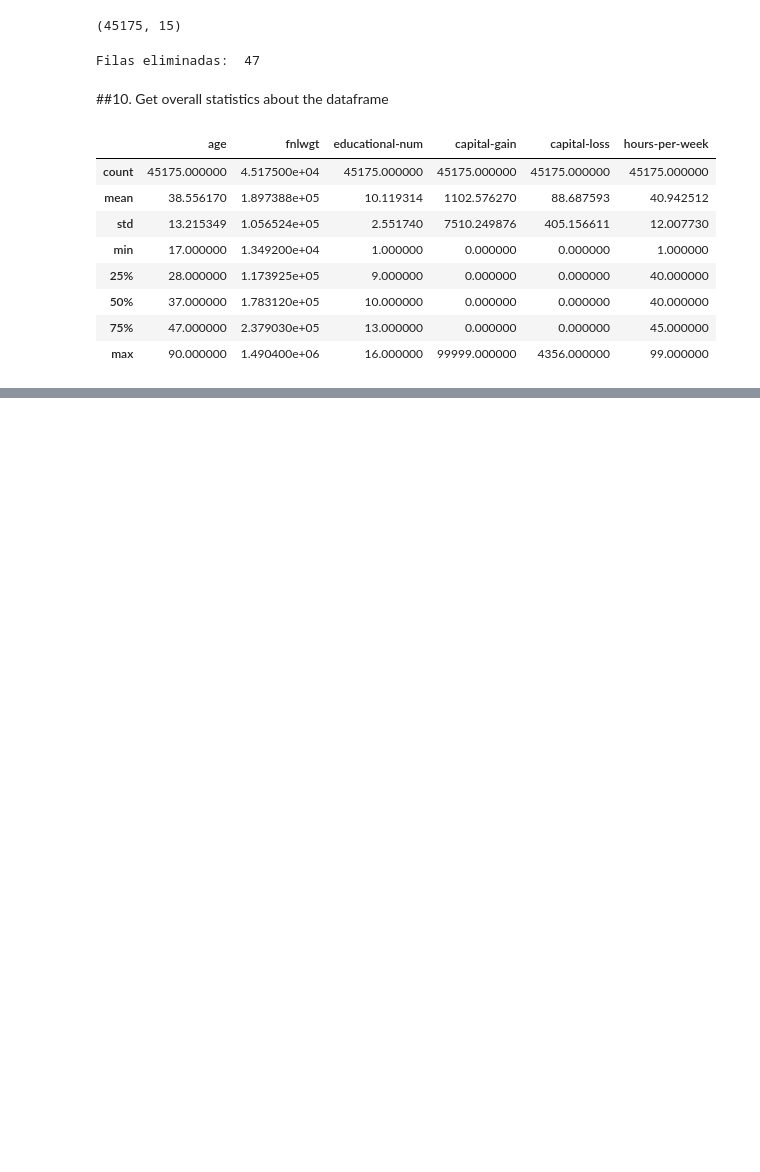
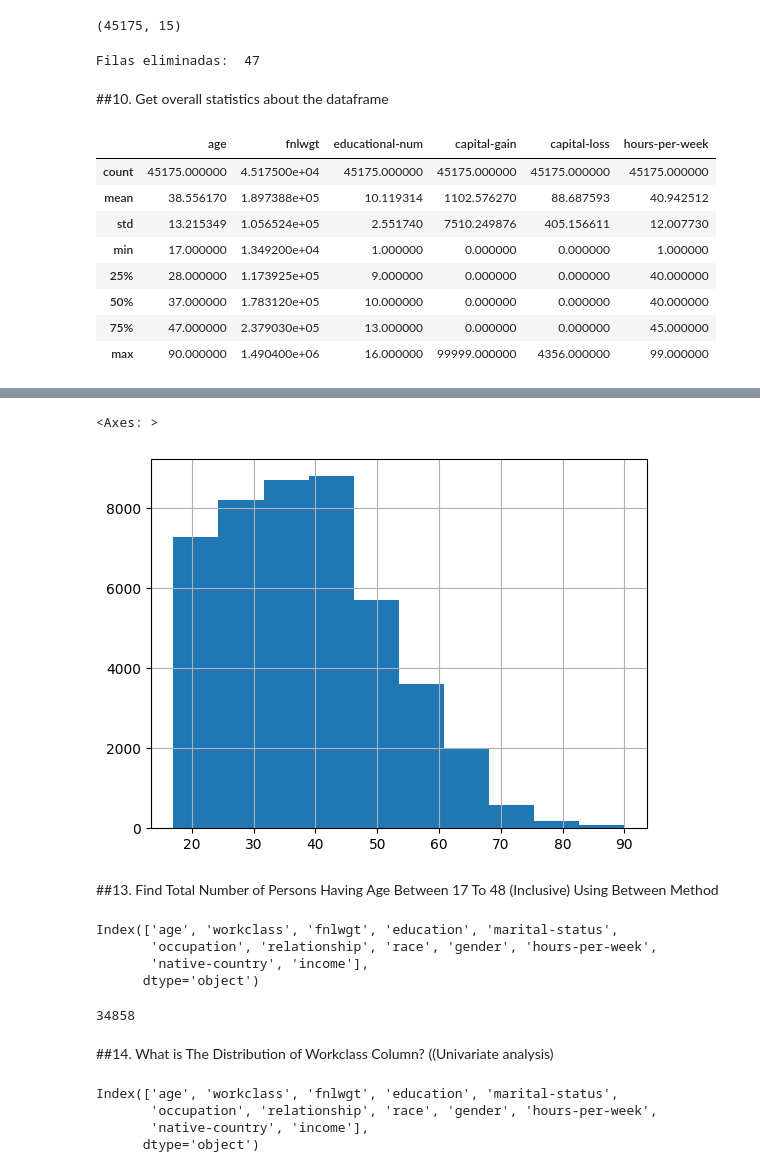
Before and after one commit to RafaGo89/Pandas_Activities, a Jupyter notebook: Casos de uso/Adult_income.ipynb, the cells around one changed output, grey strips where cells are left out. Saved outputs shown, nothing was run; the diff lists cells and outputs as text; code cells hidden in the pictures; blank space fills up the shorter version.

```diff
--- a/Casos de uso/Adult_income.ipynb
+++ b/Casos de uso/Adult_income.ipynb
@@ -287,0 +298,3 @@ data.describe()
+# %%
+data.drop(['educational-num', 'capital-gain', 'capital-loss'], axis = 'columns',
+          inplace = True)
@@ -287,0 +331,28 @@ data.describe()
+# %%
+#Podemos visualizar la información en un histograma
+data['age'].hist()
+# %% [output]
+<Axes: >
+[figure, added]
+# %% [markdown]
+##13. Find Total Number of Persons Having Age Between 17 To 48 (Inclusive) Using Between Method
+# %%
+data.columns
+# %% [output]
+Index(['age', 'workclass', 'fnlwgt', 'education', 'marital-status',
+       'occupation', 'relationship', 'race', 'gender', 'hours-per-week',
+       'native-country', 'income'],
+      dtype='object')
+# %%
+sum(data['age'].between(17,48, inclusive = 'both'))
+# %% [output]
+34858
+# %% [markdown]
+##14. What is The Distribution of Workclass Column? ((Univariate analysis)
+# %%
+data.columns
+# %% [output]
+Index(['age', 'workclass', 'fnlwgt', 'education', 'marital-status',
+       'occupation', 'relationship', 'race', 'gender', 'hours-per-week',
+       'native-country', 'income'],
+      dtype='object')
```
Also changed, not shown: parts of 14 cells of this notebook.
